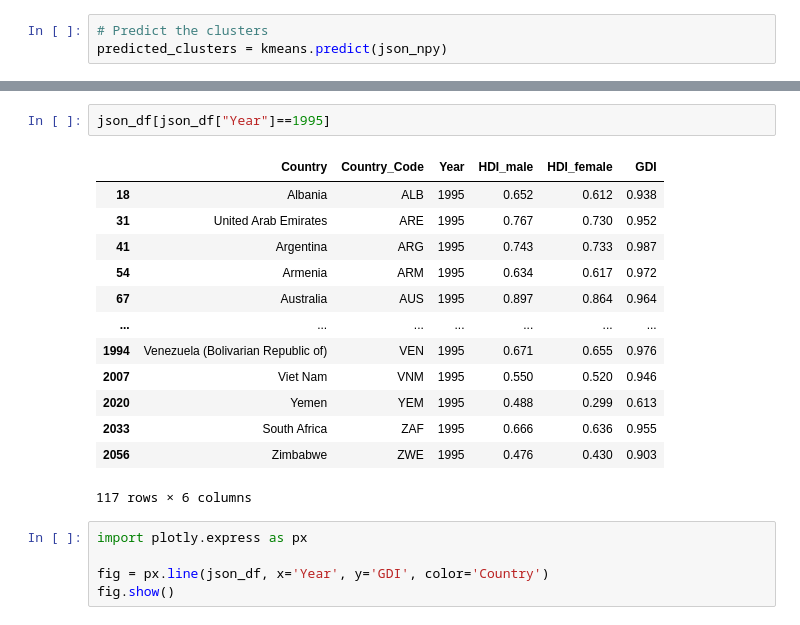
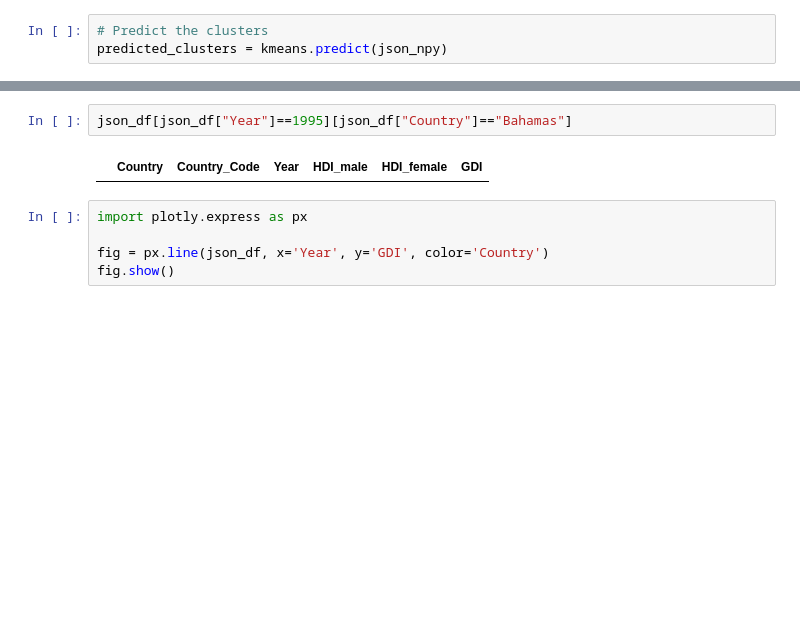
Before and after one commit to Shrutihindocha/Project-3-ML, a Jupyter notebook: Data/ML_clusters.ipynb, the cells around one changed output, grey strips where cells are left out. Drawn from its saved outputs; the diff is of its cells as text; blank space fills up the shorter version.

```diff
--- a/Data/ML.ipynb
+++ b/Data/ML_clusters.ipynb
@@ -104,19 +104,7 @@ plt.show()
 # %%
-json_df[json_df["Year"]==1995]
+json_df[json_df["Year"]==1995][json_df["Country"]=="Bahamas"]
 # %% [output]
 |  | Country | Country_Code | Year | HDI_male | HDI_female | GDI |
-| 18 | Albania | ALB | 1995 | 0.652 | 0.612 | 0.938 |
-| 31 | United Arab Emirates | ARE | 1995 | 0.767 | 0.730 | 0.952 |
-| 41 | Argentina | ARG | 1995 | 0.743 | 0.733 | 0.987 |
-| 54 | Armenia | ARM | 1995 | 0.634 | 0.617 | 0.972 |
-| 67 | Australia | AUS | 1995 | 0.897 | 0.864 | 0.964 |
-| ... | ... | ... | ... | ... | ... | ... |
-| 1994 | Venezuela (Bolivarian Republic of) | VEN | 1995 | 0.671 | 0.655 | 0.976 |
-| 2007 | Viet Nam | VNM | 1995 | 0.550 | 0.520 | 0.946 |
-| 2020 | Yemen | YEM | 1995 | 0.488 | 0.299 | 0.613 |
-| 2033 | South Africa | ZAF | 1995 | 0.666 | 0.636 | 0.955 |
-| 2056 | Zimbabwe | ZWE | 1995 | 0.476 | 0.430 | 0.903 |
-117 rows × 6 columns
 # %%
 import plotly.express as px
 
```
Also changed, not shown: parts of 2 cells of this notebook, 4 other files.
